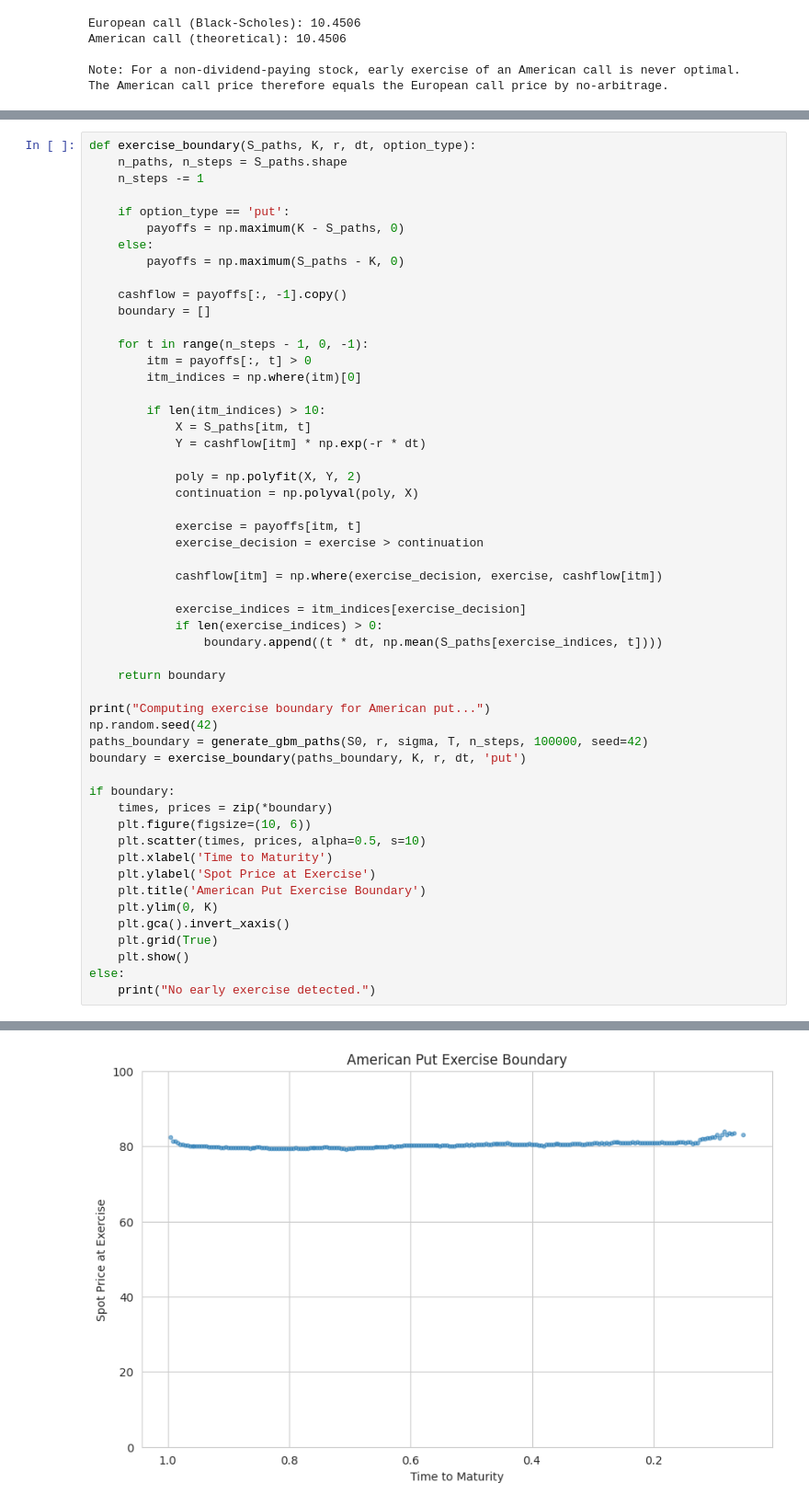
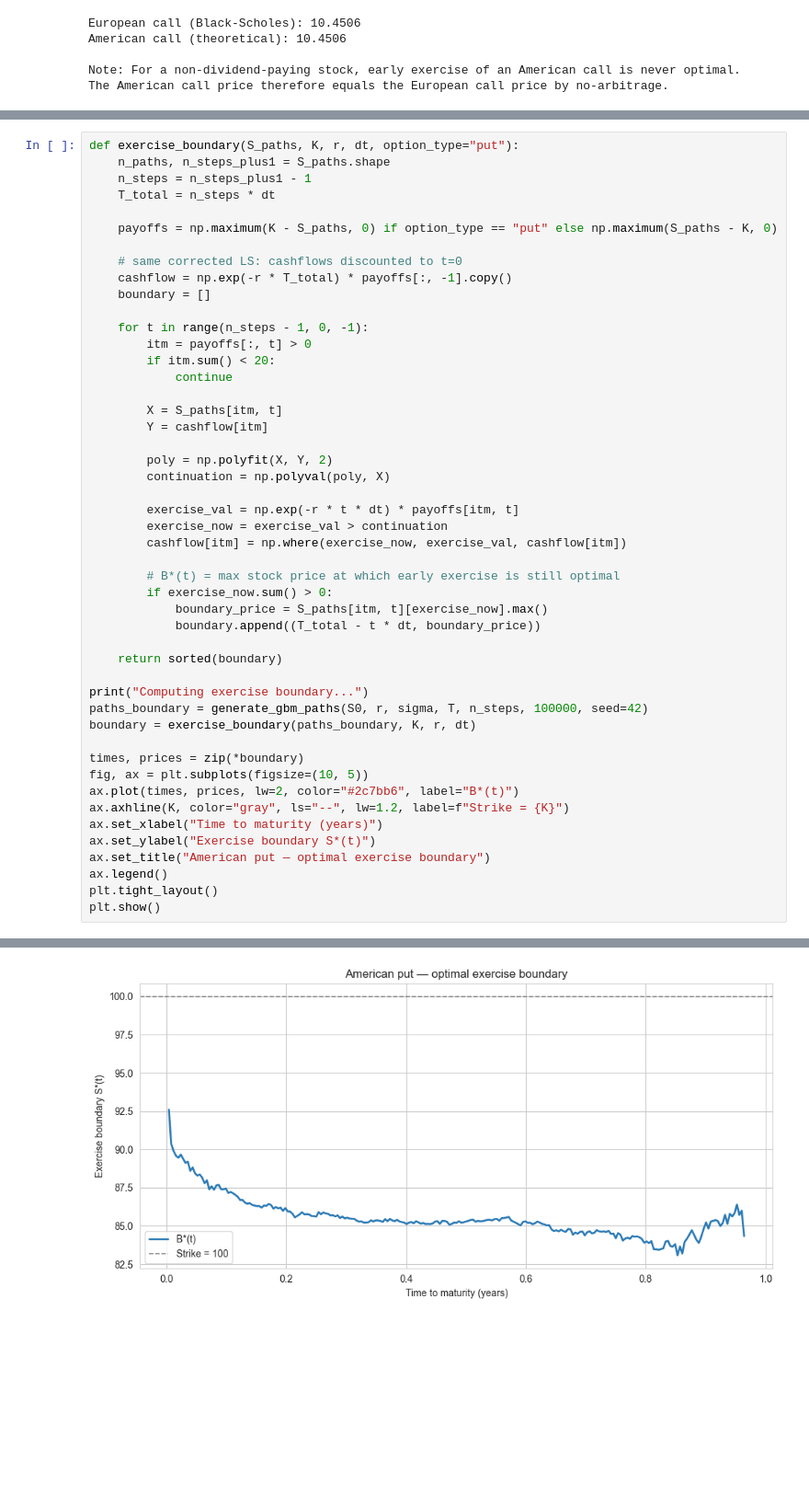
Before and after one commit to Alexandre-Reyob/option-pricing-models, a Jupyter notebook: notebooks/03_american_options.ipynb, the cells around one changed output, grey strips where cells are left out. Shown at 92% size. Drawn from its saved outputs; the diff is of its cells as text; blank space fills up the shorter version.

```diff
--- a/notebooks/03_american_options.ipynb
+++ b/notebooks/03_american_options.ipynb
@@ -76,55 +72,50 @@ Difference from theoretical: 0.4843
 (The difference is due to Monte Carlo noise and regression bias.)
 # %%
-def exercise_boundary(S_paths, K, r, dt, option_type):
-    n_paths, n_steps = S_paths.shape
-    n_steps -= 1
+def exercise_boundary(S_paths, K, r, dt, option_type="put"):
+    n_paths, n_steps_plus1 = S_paths.shape
+    n_steps = n_steps_plus1 - 1
+    T_total = n_steps * dt
 
-    if option_type == 'put':
-        payoffs = np.maximum(K - S_paths, 0)
-    else:
-        payoffs = np.maximum(S_paths - K, 0)
+    payoffs = np.maximum(K - S_paths, 0) if option_type == "put" else np.maximum(S_paths - K, 0)
 
-    cashflow = payoffs[:, -1].copy()
+    # same corrected LS: cashflows discounted to t=0
+    cashflow = np.exp(-r * T_total) * payoffs[:, -1].copy()
     boundary = []
 
     for t in range(n_steps - 1, 0, -1):
         itm = payoffs[:, t] > 0
-        itm_indices = np.where(itm)[0]
+        if itm.sum() < 20:
+            continue
 
-        if len(itm_indices) > 10:
-            X = S_paths[itm, t]
-            Y = cashflow[itm] * np.exp(-r * dt)
+        X = S_paths[itm, t]
+        Y = cashflow[itm]
 
-            poly = np.polyfit(X, Y, 2)
-            continuation = np.polyval(poly, X)
+        poly = np.polyfit(X, Y, 2)
+        continuation = np.polyval(poly, X)
 
-            exercise = payoffs[itm, t]
-            exercise_decision = exercise > continuation
+        exercise_val = np.exp(-r * t * dt) * payoffs[itm, t]
+        exercise_now = exercise_val > continuation
+        cashflow[itm] = np.where(exercise_now, exercise_val, cashflow[itm])
 
-            cashflow[itm] = np.where(exercise_decision, exercise, cashflow[itm])
+        # B*(t) = max stock price at which early exercise is still optimal
+        if exercise_now.sum() > 0:
+            boundary_price = S_paths[itm, t][exercise_now].max()
+            boundary.append((T_total - t * dt, boundary_price))
 
-            exercise_indices = itm_indices[exercise_decision]
-            if len(exercise_indices) > 0:
-                boundary.append((t * dt, np.mean(S_paths[exercise_indices, t])))
+    return sorted(boundary)
 
-    return boundary
+print("Computing exercise boundary...")
+paths_boundary = generate_gbm_paths(S0, r, sigma, T, n_steps, 100000, seed=42)
+boundary = exercise_boundary(paths_boundary, K, r, dt)
 
-print("Computing exercise boundary for American put...")
-np.random.seed(42)
-paths_boundary = generate_gbm_paths(S0, r, sigma, T, n_steps, 100000, seed=42)
-boundary = exercise_boundary(paths_boundary, K, r, dt, 'put')
-
-if boundary:
-    times, prices = zip(*boundary)
-    plt.figure(figsize=(10, 6))
-    plt.scatter(times, prices, alpha=0.5, s=10)
-    plt.xlabel('Time to Maturity')
-    plt.ylabel('Spot Price at Exercise')
-    plt.title('American Put Exercise Boundary')
-    plt.ylim(0, K)
-    plt.gca().invert_xaxis()
-    plt.grid(True)
-    plt.show()
-else:
-    print("No early exercise detected.")
+times, prices = zip(*boundary)
+fig, ax = plt.subplots(figsize=(10, 5))
+ax.plot(times, prices, lw=2, color="#2c7bb6", label="B*(t)")
+ax.axhline(K, color="gray", ls="--", lw=1.2, label=f"Strike = {K}")
+ax.set_xlabel("Time to maturity (years)")
+ax.set_ylabel("Exercise boundary S*(t)")
+ax.set_title("American put — optimal exercise boundary")
+ax.legend()
+plt.tight_layout()
+plt.show()
 # %% [output]
@@ -132 +123 @@ Computing exercise boundary for American put...
-[figure, old version]
+[figure, new version]
```
Also changed, not shown: parts of 13 cells of this notebook, 10 other files.
